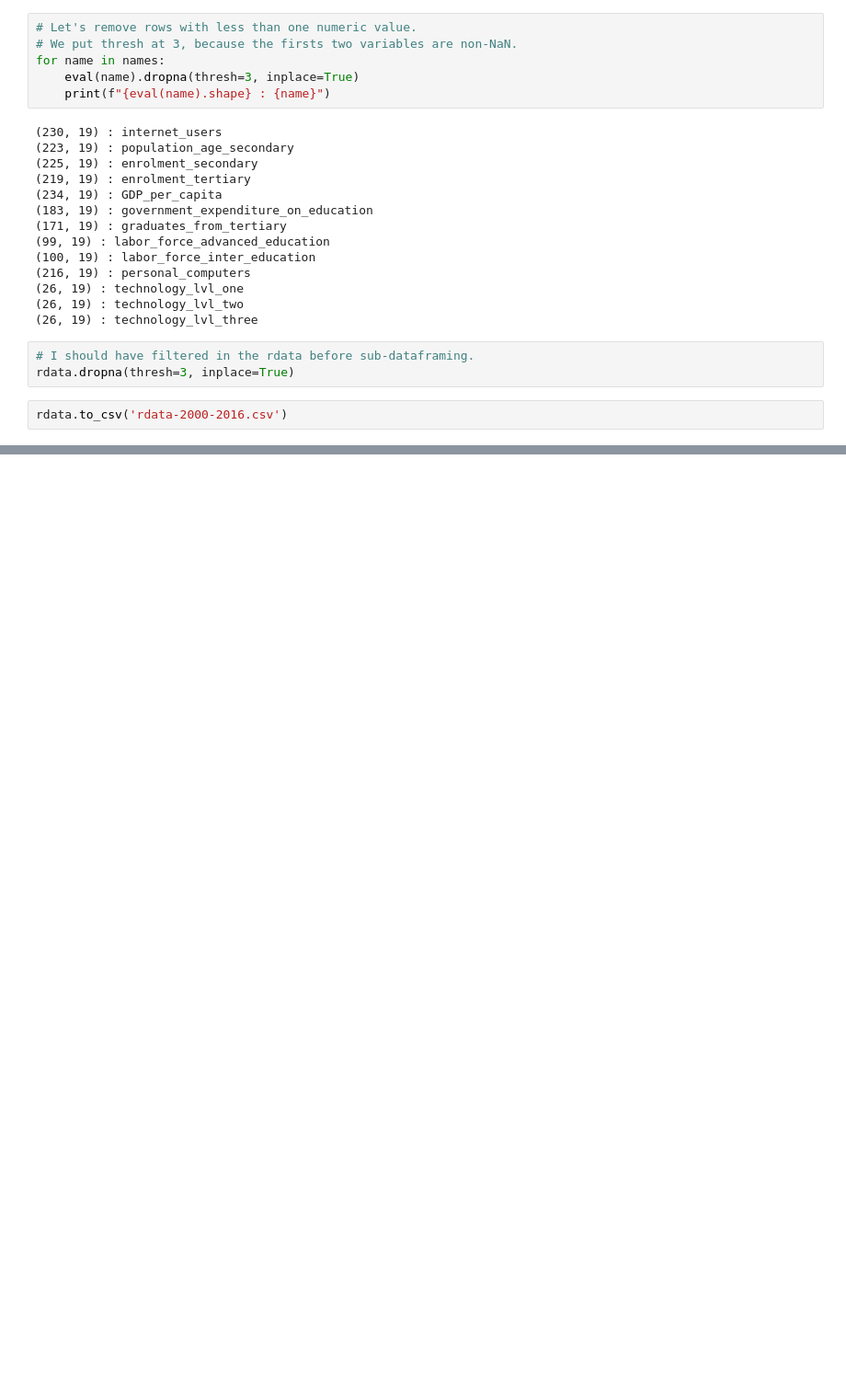
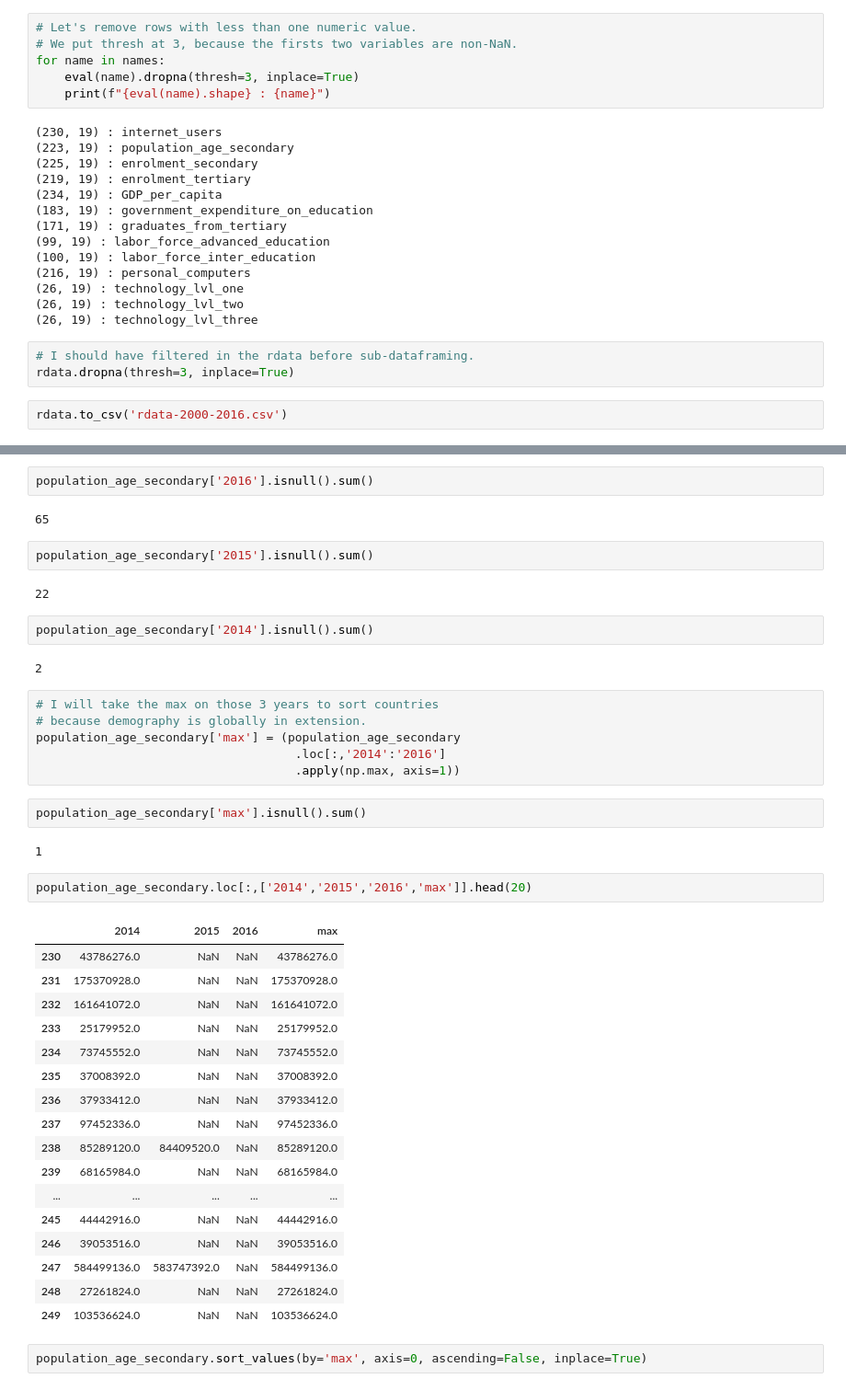
Before and after one commit to JulienfLeBoucher/OC_Edtech, a Jupyter notebook: LE-BOUCHER_Julien_1_notebook_122022.ipynb, the cells around one changed output, grey strips where cells are left out. Shown: that part at 92% size. Drawn from its saved outputs; the diff is of its cells as text; blank space fills up the shorter version.

Commit message:
population_age_secondary processed + creation of a cell to restore the notebook workspace easily to pursue further analysis.

```diff
--- a/LE-BOUCHER_Julien_1_notebook_122022.ipynb
+++ b/LE-BOUCHER_Julien_1_notebook_122022.ipynb
@@ -1060,0 +1067,44 @@ rdata.to_csv('rdata-2000-2016.csv')
+# %%
+population_age_secondary['2016'].isnull().sum()
+# %% [output]
+65
+# %%
+population_age_secondary['2015'].isnull().sum()
+# %% [output]
+22
+# %%
+population_age_secondary['2014'].isnull().sum()
+# %% [output]
+2
+# %%
+# I will take the max on those 3 years to sort countries
+# because demography is globally in extension.
+population_age_secondary['max'] = (population_age_secondary
+                                    .loc[:,'2014':'2016']
+                                    .apply(np.max, axis=1))
+# %%
+population_age_secondary['max'].isnull().sum()
+# %% [output]
+1
+# %%
+population_age_secondary.loc[:,['2014','2015','2016','max']].head(20)
+# %% [output]
+|  | 2014 | 2015 | 2016 | max |
+| 230 | 43786276.0 | NaN | NaN | 43786276.0 |
+| 231 | 175370928.0 | NaN | NaN | 175370928.0 |
+| 232 | 161641072.0 | NaN | NaN | 161641072.0 |
+| 233 | 25179952.0 | NaN | NaN | 25179952.0 |
+| 234 | 73745552.0 | NaN | NaN | 73745552.0 |
+| 235 | 37008392.0 | NaN | NaN | 37008392.0 |
+| 236 | 37933412.0 | NaN | NaN | 37933412.0 |
+| 237 | 97452336.0 | NaN | NaN | 97452336.0 |
+| 238 | 85289120.0 | 84409520.0 | NaN | 85289120.0 |
+| 239 | 68165984.0 | NaN | NaN | 68165984.0 |
+| ... | ... | ... | ... | ... |
+| 245 | 44442916.0 | NaN | NaN | 44442916.0 |
+| 246 | 39053516.0 | NaN | NaN | 39053516.0 |
+| 247 | 584499136.0 | 583747392.0 | NaN | 584499136.0 |
+| 248 | 27261824.0 | NaN | NaN | 27261824.0 |
+| 249 | 103536624.0 | NaN | NaN | 103536624.0 |
+# %%
+population_age_secondary.sort_values(by='max', axis=0, ascending=False, inplace=True)
```
Also changed, not shown: parts of 23 cells of this notebook, 1 other file.
